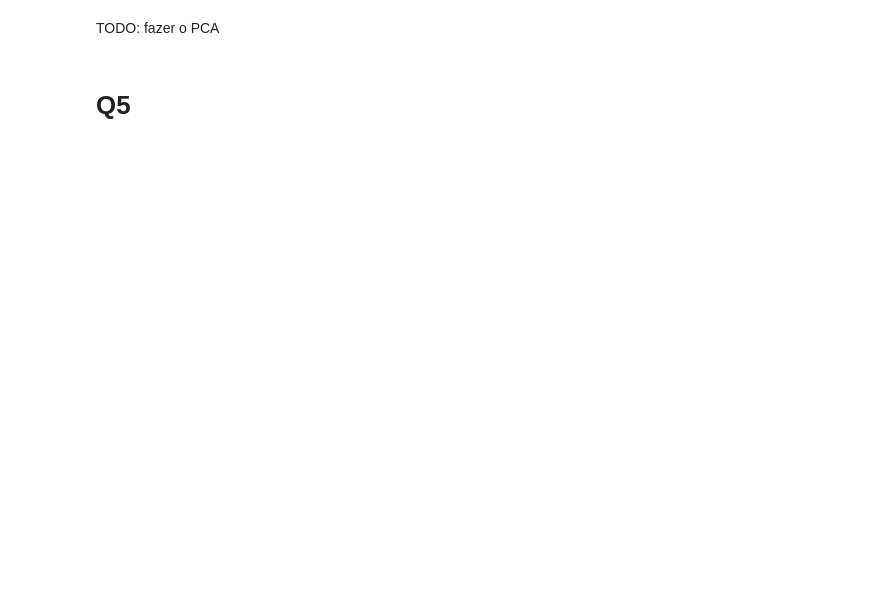
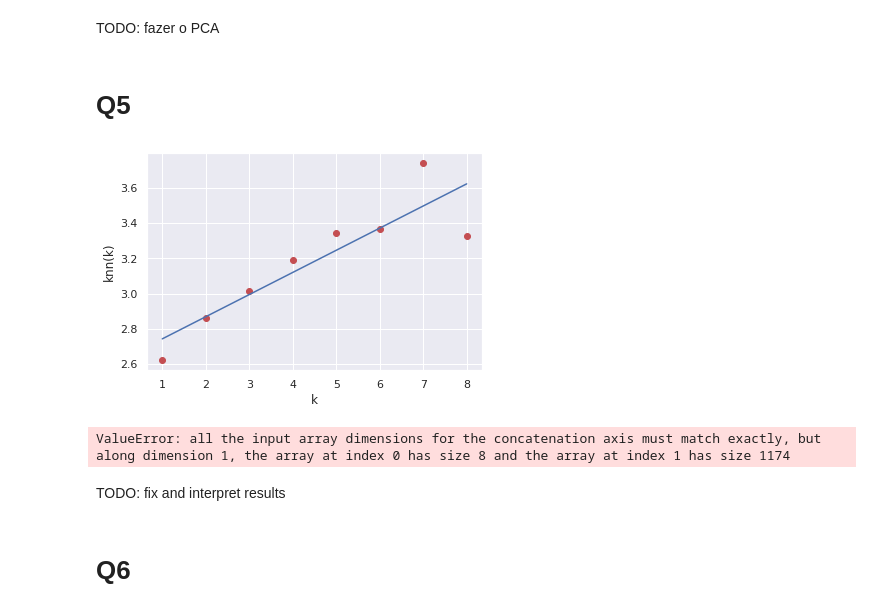
Before and after one commit to gmelodie/Complex-Networks, a Jupyter notebook: lista2/lista2.ipynb, the cells around one changed output. Cells and saved outputs as stored; diff of their text form; code cells hidden in the pictures; blank space fills up the shorter version.

```diff
--- a/lista2/lista2.ipynb
+++ b/lista2/lista2.ipynb
@@ -107,3 +106,10 @@ def acc(G):
         acc = np.exp(-acc)
         vacc[i] = acc
     return vacc
+# %%
+def calc_knn(graph):
+    knn = []
+    for i in graph.nodes():
+        aux =  nx.average_neighbor_degree(graph, nodes = [i])
+        knn.append(float(aux[i]))
+    return np.array(knn)
@@ -322,3 +361,31 @@ for net in q4nets:
 TODO: fazer o PCA
 # %% [markdown]
 # Q5
+# %%
+def q5correlations(graph):
+    # First calculate knn
+    knn = calc_knn(graph)
+
+    # Now calculate vk
+    vk = dict(graph.degree())
+    vk = list(vk.values())
+
+    # From knn and vk, calculate ks and knn(k)
+    ks, knnk = calc_knn_k(vk, knn, plot=True) # also, plot the scatter graph
+
+    # Pearson correlation coefficient
+    rho = np.corrcoef(ks, knnk)[0,1]
+    print('Pearson correlation coefficient:', rho)
+# %%
+# q5nets = ["E-road", "C elegans", "US Airports", "Proteins"]
+q5nets = ["E-road", "Proteins"] # TODO: Usar a linha acima
+
+for net in q5nets:
+    q5correlations(all_graphs[net])
+# %% [output]
+[figure, added]
+ValueError: all the input array dimensions for the concatenation axis must match exactly, but along dimension 1, the array at index 0 has size 8 and the array at index 1 has size 1174
+# %% [markdown]
+TODO: fix and interpret results
+# %% [markdown]
+# Q6
```
Also changed, not shown: parts of 4 cells of this notebook.
